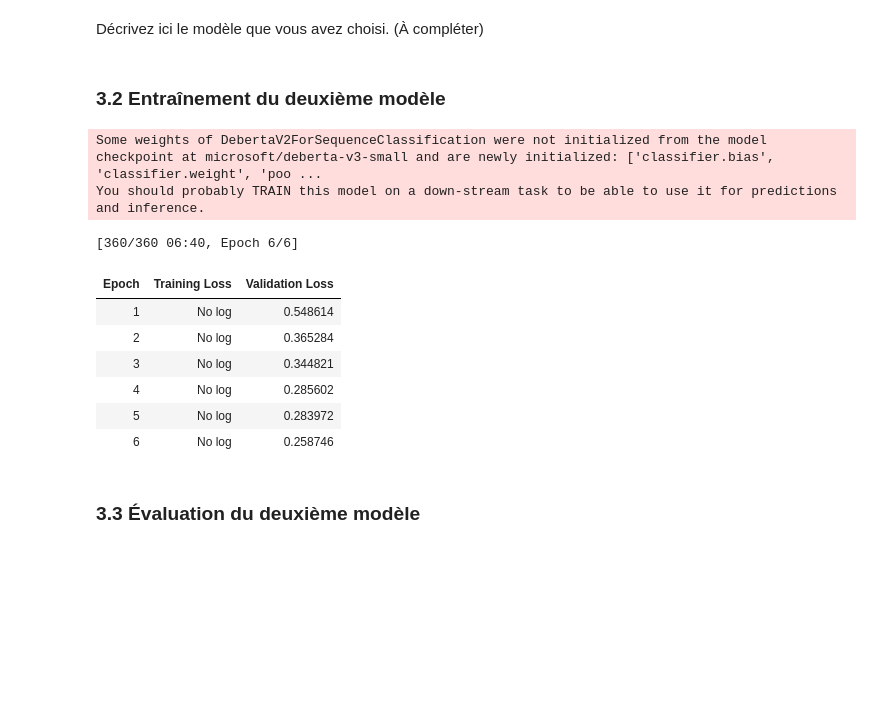
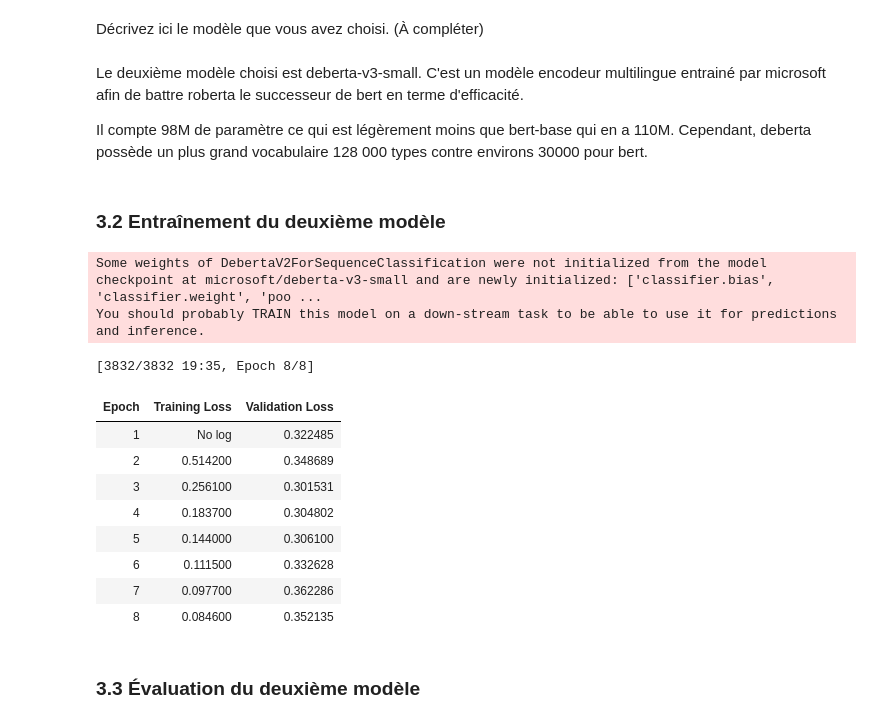
Before and after one commit to XavyShmore/tp2_nlp, a Jupyter notebook: t1_classification_nova.ipynb, the cells around one changed output. Drawn from its saved outputs; the diff is of its cells as text; code cells hidden in the pictures; blank space fills up the shorter version.

```diff
--- a/t1_classification_nova.ipynb
+++ b/t1_classification_nova.ipynb
@@ -135,18 +141,7 @@ model_path = "nlp_tp2_models/nova/bert"
 # %%
-def trainModel(model_id, model_path, train_dataset, eval_dataset):
+def trainModel(model_id, model_path, train_dataset, eval_dataset, args):
   model = AutoModelForSequenceClassification.from_pretrained(model_id, num_labels=4, id2label=id2label, label2id=label2id)
 
-  args = TrainingArguments(
-    output_dir=model_path + "/checkpoints",   # Dossier de sauvegarde
-    eval_strategy="epoch",
-    save_strategy="epoch",
-    learning_rate=2e-5,
-    optim="adamw_torch",
-    per_device_train_batch_size=128,  # Taille des lots (baisser si erreur mémoire GPU)
-    per_device_eval_batch_size=256,
-    num_train_epochs=6,
-    weight_decay=0.01
-  )
   trainer = Trainer(
     model=model,
     args=args,
@@ -224,5 +217,9 @@ Accuracy: 0.9567
 ### 3.1  Deuxième modèle - Un encodeur multilingue
 # %% [markdown]
 Décrivez ici le modèle que vous avez choisi. (À compléter)
+# %% [markdown]
+Le deuxième modèle choisi est deberta-v3-small. C'est un modèle encodeur multilingue entrainé par microsoft afin de battre roberta le successeur de bert en terme d'efficacité.
+
+Il compte 98M de paramètre ce qui est légèrement moins que bert-base qui en a 110M. Cependant, deberta possède un plus grand vocabulaire 128 000 types contre environs 30000 pour bert.
 # %% [markdown]
 ### 3.2 Entraînement du deuxième modèle
@@ -232,18 +226,35 @@ model_id = "microsoft/deberta-v3-small"
+# %%
+model_path = "nlp_tp2_models/nova/other"
+model_id = "microsoft/deberta-v3-small"
+
+other_train_args = TrainingArguments(
+    output_dir=model_path + "/checkpoints",   # Dossier de sauvegarde
+    eval_strategy="epoch",
+    save_strategy="epoch",
+    learning_rate=2e-5,
+    optim="adamw_torch",
+    per_device_train_batch_size=16,  # Taille des lots (baisser si erreur mémoire GPU)
+    per_device_eval_batch_size=8,
+    num_train_epochs=8,
+    weight_decay=0.01
+  )
 # %%
 train_dataset, dev_dataset, test_dataset = tokenize_all_dataset(train_dataset, dev_dataset, test_dataset)
 # %%
-trainer = trainModel(model_id, model_path, train_dataset, dev_dataset)
+trainer = trainModel(model_id, model_path, train_dataset, dev_dataset, other_train_args)
 # %% [output]
 Some weights of DebertaV2ForSequenceClassification were not initialized from the model checkpoint at microsoft/deberta-v3-small and are newly initialized: ['classifier.bias', 'classifier.weight', 'poo ...
 You should probably TRAIN this model on a down-stream task to be able to use it for predictions and inference.
-[360/360 06:40, Epoch 6/6]
+[3832/3832 19:35, Epoch 8/8]
 | Epoch | Training Loss | Validation Loss |
-| 1 | No log | 0.548614 |
-| 2 | No log | 0.365284 |
-| 3 | No log | 0.344821 |
-| 4 | No log | 0.285602 |
-| 5 | No log | 0.283972 |
-| 6 | No log | 0.258746 |
+| 1 | No log | 0.322485 |
+| 2 | 0.514200 | 0.348689 |
+| 3 | 0.256100 | 0.301531 |
+| 4 | 0.183700 | 0.304802 |
+| 5 | 0.144000 | 0.306100 |
+| 6 | 0.111500 | 0.332628 |
+| 7 | 0.097700 | 0.362286 |
+| 8 | 0.084600 | 0.352135 |
 # %%
 trainer.save_model(model_path)
 # %% [markdown]
```
Also changed, not shown: parts of 7 cells of this notebook.
